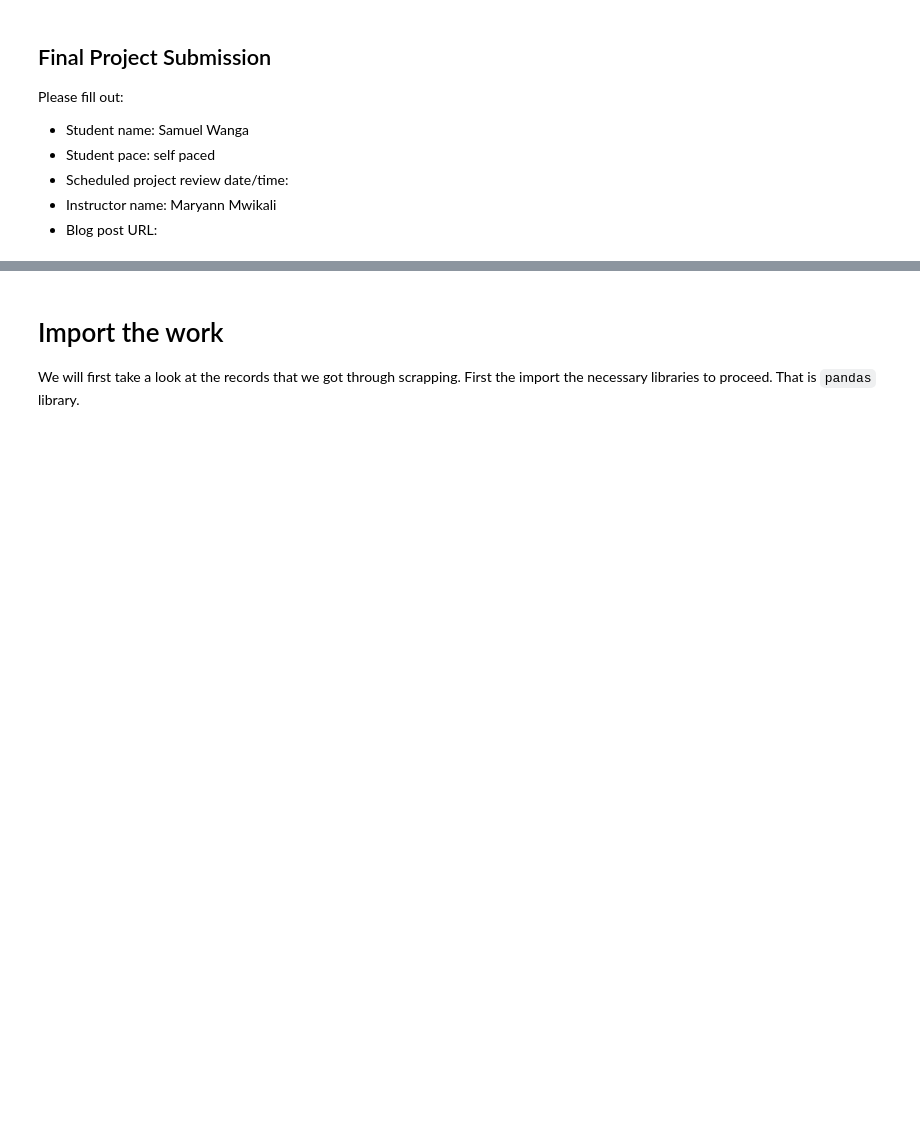
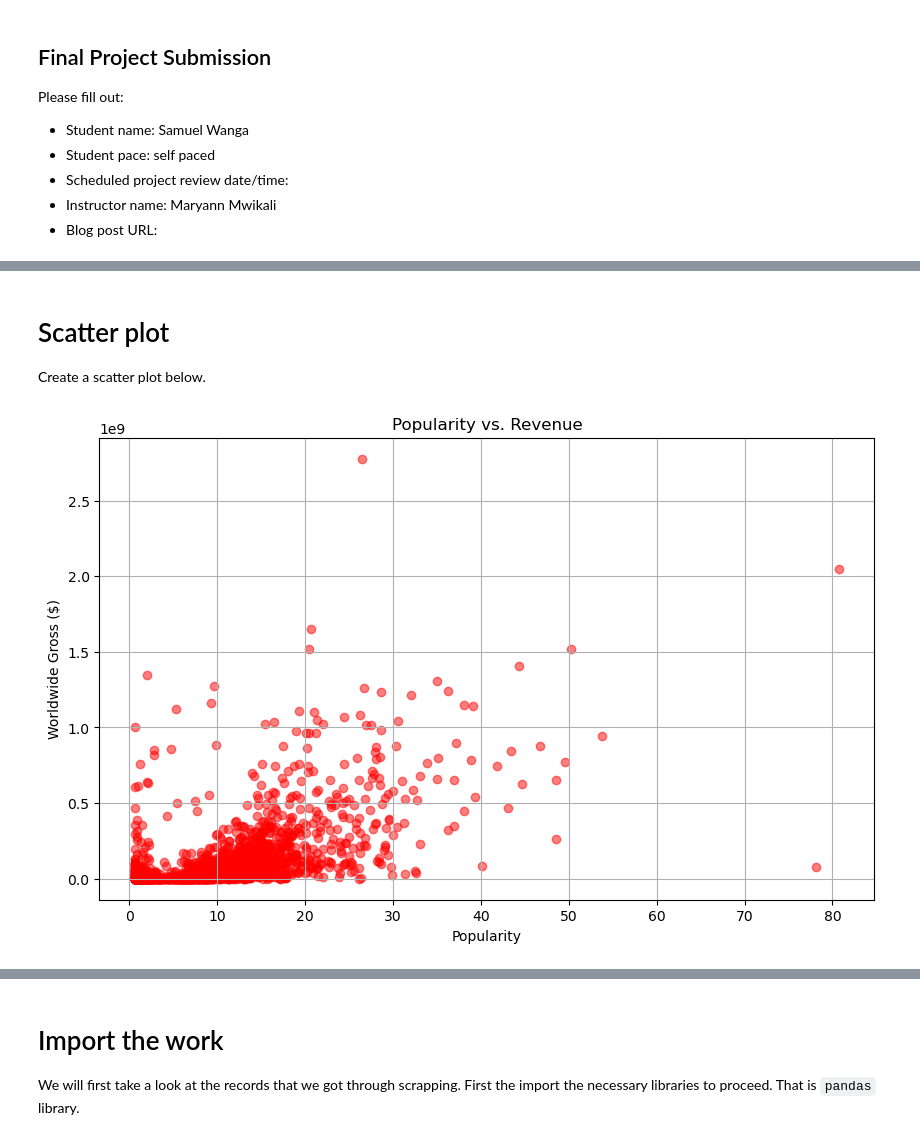
Before and after one commit to SamuelWanga/PHASES, a Jupyter notebook: student.ipynb, the cells around one changed output, grey strips where cells are left out. Drawn from its saved outputs; the diff is of its cells as text; code cells hidden in the pictures; blank space fills up the shorter version.

Commit message:
Add files via upload
Update here

```diff
--- a/student.ipynb
+++ b/student.ipynb
@@ -19,0 +170,7 @@ This project analyzes data from The Numbers to help Microsoft decide on movie id
+# %%
+# Convert 'original_title' and 'movie' columns
+combined_df['original_title'] = combined_df['original_title'].str.strip().str.lower()
+combined_df['movie'] = combined_df['movie'].str.strip().str.lower()
+
+# Remove duplicates from the combined DataFrame based on preprocessed columns
+combined_df = combined_df.drop_duplicates(subset=['original_title', 'movie'])
@@ -19,0 +191,3 @@ This project analyzes data from The Numbers to help Microsoft decide on movie id
+# %%
+# Code Here
+combined_df.drop(columns=['Unnamed: 0', 'genre_ids', 'id_x', 'title', 'original_language', 'id_y', 'release_date_y', 'movie' ], inplace=True)
@@ -19,0 +208,6 @@ This project analyzes data from The Numbers to help Microsoft decide on movie id
+# %%
+# Rename the 'original_title' column to 'movie'
+combined_df.rename(columns={'original_title': 'movie'}, inplace=True)
+
+# Rename the 'release_date_x' column to 'release_date'
+combined_df.rename(columns={'release_date_x': 'release_date'}, inplace=True)
@@ -19,0 +250,16 @@ This project analyzes data from The Numbers to help Microsoft decide on movie id
+# %%
+#import numpy
+import numpy as np
+
+# Convert numeric columns to strings
+combined_df['production_budget'] = combined_df['production_budget'].astype(str)
+combined_df['domestic_gross'] = combined_df['domestic_gross'].astype(str)
+combined_df['worldwide_gross'] = combined_df['worldwide_gross'].astype(str)
+
+# Convert specified columns to integers
+combined_df['production_budget'] = combined_df['production_budget'].str.replace('$', '').str.replace(',', '').astype(np.int64)
+combined_df['domestic_gross'] = combined_df['domestic_gross'].str.replace('$', '').str.replace(',', '').astype(np.int64)
+combined_df['worldwide_gross'] = combined_df['worldwide_gross'].str.replace('$', '').str.replace(',', '').astype(np.int64)
+
+# Check data types of the columns
+print(combined_df[['production_budget', 'domestic_gross', 'worldwide_gross']].dtypes)
@@ -19,0 +289,16 @@ This project analyzes data from The Numbers to help Microsoft decide on movie id
+# %% [markdown]
+# Scatter plot
+
+Create a scatter plot below.
+# %%
+# Code Here
+# Scatter plot for popularity vs. revenue
+plt.figure(figsize=(10, 6))
+plt.scatter(combined_df['popularity'], combined_df['worldwide_gross'], color='red', alpha=0.5)
+plt.title('Popularity vs. Revenue')
+plt.xlabel('Popularity')
+plt.ylabel('Worldwide Gross ($)')
+plt.grid(True)
+plt.show()
+# %% [output]
+[figure, added]
```
Also changed, not shown: parts of 93 cells of this notebook.
